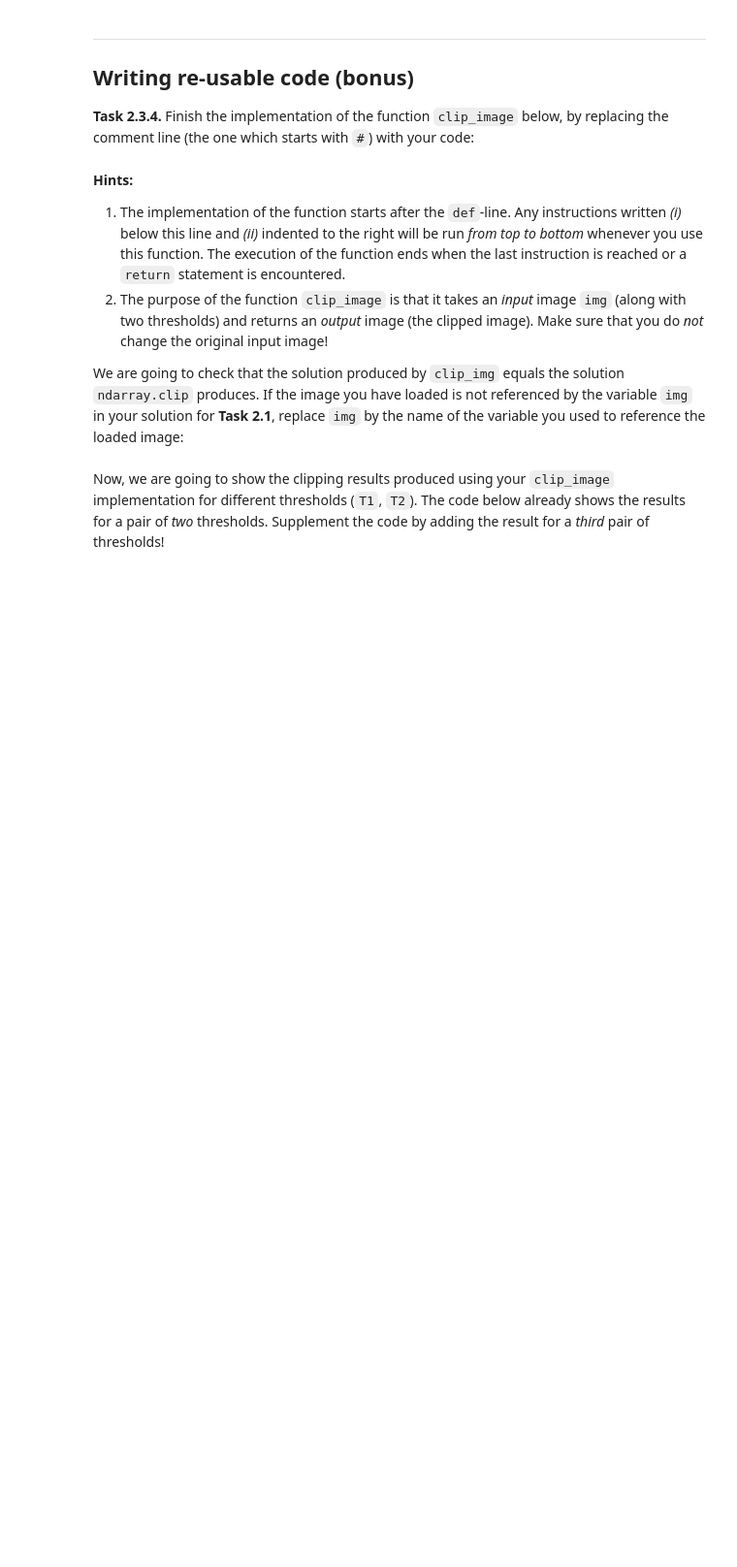
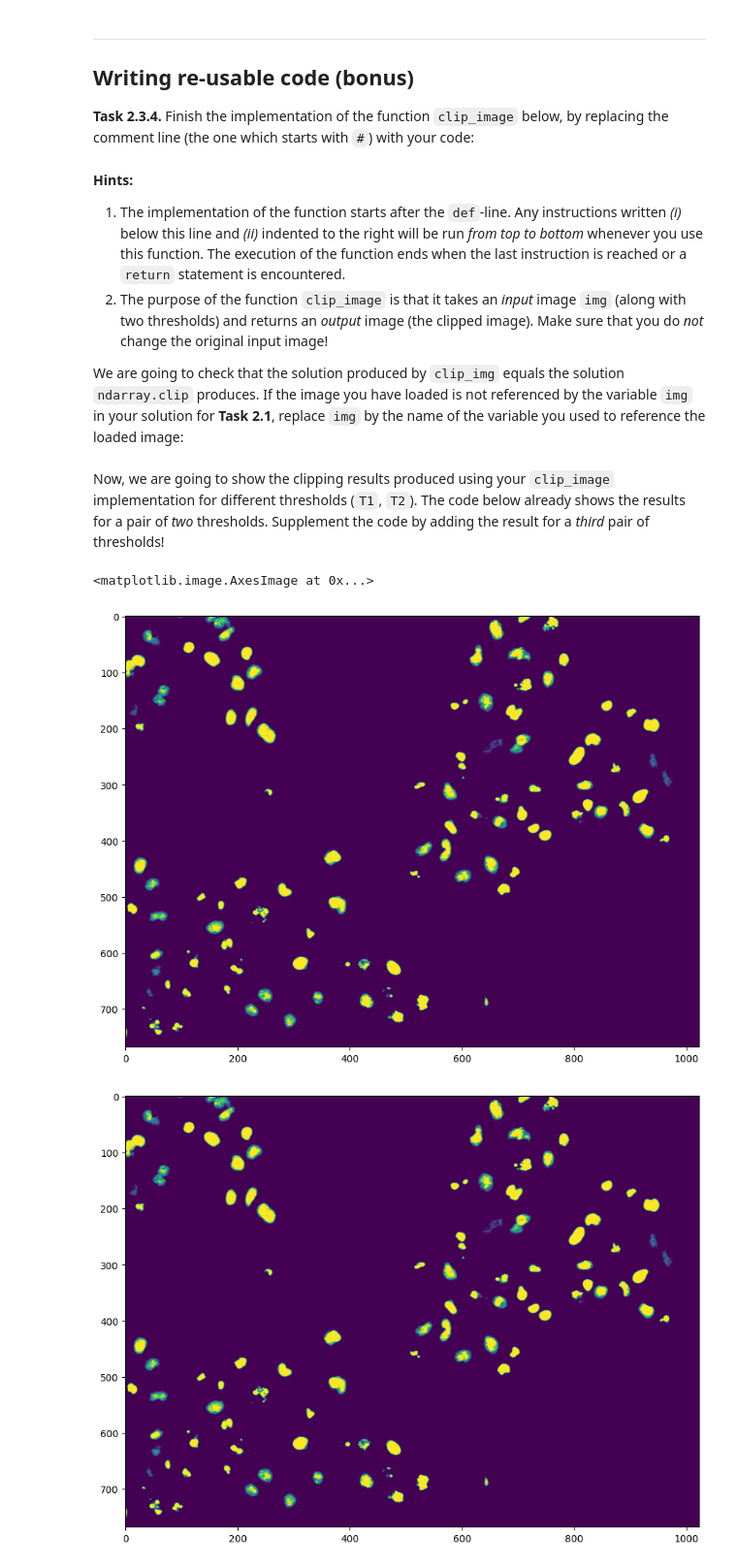
Before and after one commit to annavdh26/mobi-fs3-python1, a Jupyter notebook: task2.ipynb, the cells around one changed output. Shown: that part at 97% size. Drawn from its saved outputs; the diff is of its cells as text; code cells hidden in the pictures; blank space fills up the shorter version.

```diff
--- a/task2.ipynb
+++ b/task2.ipynb
@@ -59,12 +59,13 @@ plt.imshow(img.clip(T1,T2))
 # %%
 row=0
 column=0
-for row =< img.shape[0]
-    for column =< img.shape[1]
-        if img[row,column] < T1
+while row < img.shape[0]:
+    while column < img.shape[1]:
+        if img[row,column] < T1:
             img[row,column]=T1
-        if img[row,column] > T2
+        if img[row,column] > T2:
             img[row,column] = T2
         column= column + 1
     row = row + 1
+print(img.shape)
 # %% [output]
@@ -72,15 +73,26 @@ SyntaxError: invalid syntax (3123827682.py, line 3)
 # %% [markdown]
 **<a id="#">Task 2.3.2 (b).</a>** Enter your solution below:
+# %%
+
+for p in numpy.ndindex(img.shape):
+    if img[p] < T1:
+        img[p]=T1
+    if img[p] > T2:
+        img[p] = T2
 # %% [markdown]
 ---
 
 ## Writing re-usable code (bonus)
 
 **<a id="#">Task 2.3.4.</a>** Finish the implementation of the function `clip_image` below, by replacing the comment line (the one which starts with `#`) with your code:
-# %%
-def clip_image(img, T1, T2):
-    # here goes your code
-    return result
+# %%
+def clip_image(img, T1, T2):
+    for p in numpy.ndindex(img.shape):
+        if img[p] < T1:
+            img[p]=T1
+        if img[p] > T2:
+            img[p] = T2
+    return img
 # %% [markdown]
 **Hints:**
 1. The implementation of the function starts after the `def`-line. Any instructions written *(i)* below this line and *(ii)* indented to the right will be run *from top to bottom* whenever you use this function. The execution of the function ends when the last instruction is reached or a `return` statement is encountered.
@@ -94,8 +106,15 @@ Now, we are going to show the clipping results produced using your `clip_image`
 # %%
 plt.figure(figsize=(15,8))
 plt.imshow(clip_image(img, 0.2, 0.8))
 
 plt.figure(figsize=(15,8))
 plt.imshow(clip_image(img, 0.3, 0.7))
 
+plt.figure(figsize=(15,8))
+plt.imshow(clip_image(img, 0.1, 0.9))
+
 # here goes your code
+# %% [output]
+<matplotlib.image.AxesImage at 0x...>
+[figure, added]
+[figure, added]
```
Also changed, not shown: parts of 2 cells of this notebook.
